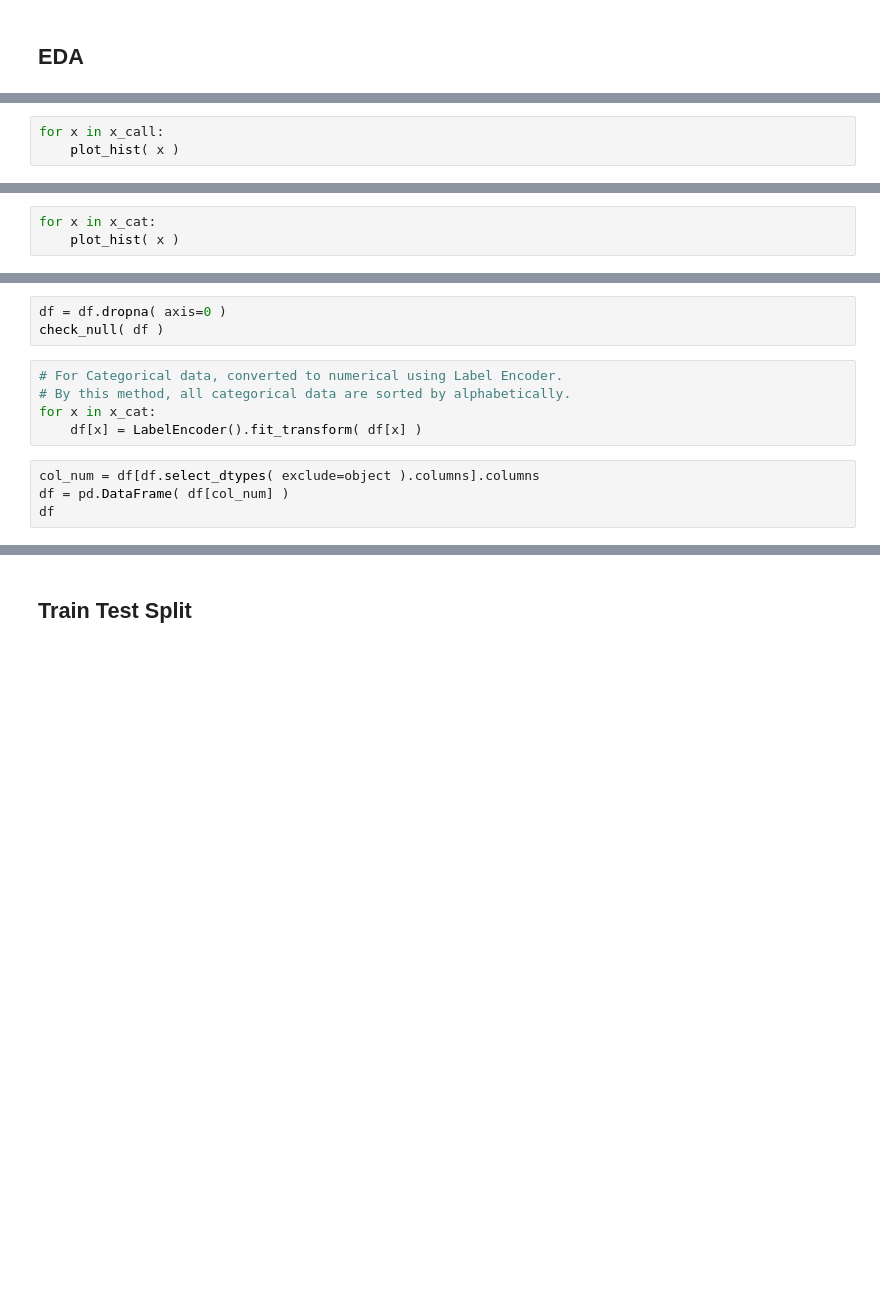
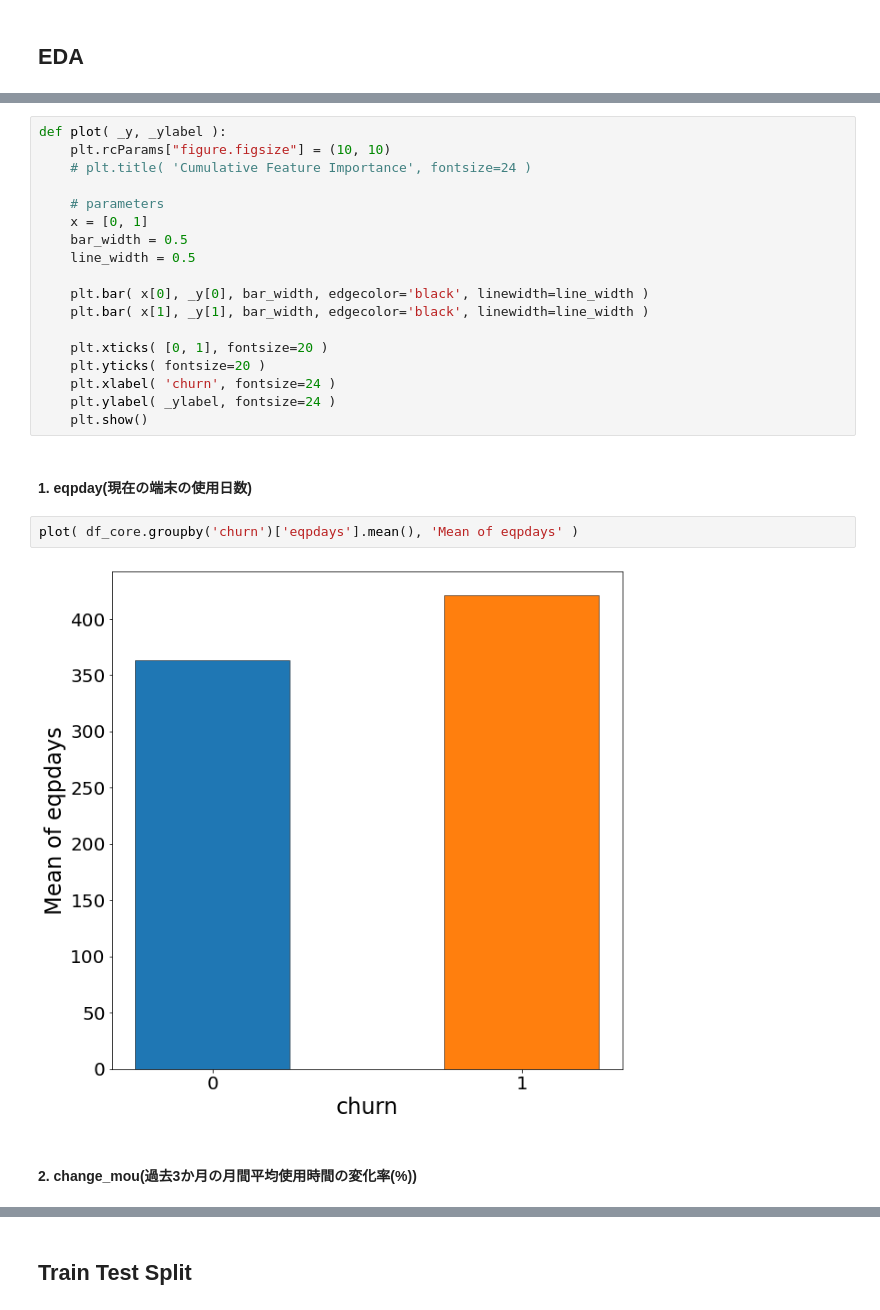
Before and after one commit to tom-uchida/GCI2020_Winter, a Jupyter notebook: final_task/src/main.ipynb, the cells around one changed output, grey strips where cells are left out. Cells and saved outputs as stored; diff of their text form; blank space fills up the shorter version.

```diff
--- a/final_task/src/main.ipynb
+++ b/final_task/src/main.ipynb
@@ -223,3 +118,0 @@ Index(['eqpdays', 'months', 'change_mou', 'mou_Mean', 'totmrc_Mean',
-# %%
-for x in x_call:
-    plot_hist( x )
@@ -256,3 +118,0 @@ def plot_hist(x):
-# %%
-for x in x_cat:
-    plot_hist( x )
@@ -265,12 +119,26 @@ df[x_cat] = categorical
-# %%
-df = df.dropna( axis=0 )
-check_null( df )
-# %%
-# For Categorical data, converted to numerical using Label Encoder.
-# By this method, all categorical data are sorted by alphabetically.
-for x in x_cat:
-    df[x] = LabelEncoder().fit_transform( df[x] )
-# %%
-col_num = df[df.select_dtypes( exclude=object ).columns].columns
-df = pd.DataFrame( df[col_num] )
-df
+# %%
+def plot( _y, _ylabel ):
+    plt.rcParams["figure.figsize"] = (10, 10)
+    # plt.title( 'Cumulative Feature Importance', fontsize=24 )
+
+    # parameters
+    x = [0, 1]
+    bar_width = 0.5
+    line_width = 0.5
+
+    plt.bar( x[0], _y[0], bar_width, edgecolor='black', linewidth=line_width )
+    plt.bar( x[1], _y[1], bar_width, edgecolor='black', linewidth=line_width )
+
+    plt.xticks( [0, 1], fontsize=20 )
+    plt.yticks( fontsize=20 )
+    plt.xlabel( 'churn', fontsize=24 )
+    plt.ylabel( _ylabel, fontsize=24 )
+    plt.show()
+# %% [markdown]
+#### 1. eqpday(現在の端末の使用日数)
+# %%
+plot( df_core.groupby('churn')['eqpdays'].mean(), 'Mean of eqpdays' )
+# %% [output]
+[figure, added]
+# %% [markdown]
+#### 2. change_mou(過去3か月の月間平均使用時間の変化率(%))
```
Also changed, not shown: parts of 43 cells of this notebook, 3 other files.
